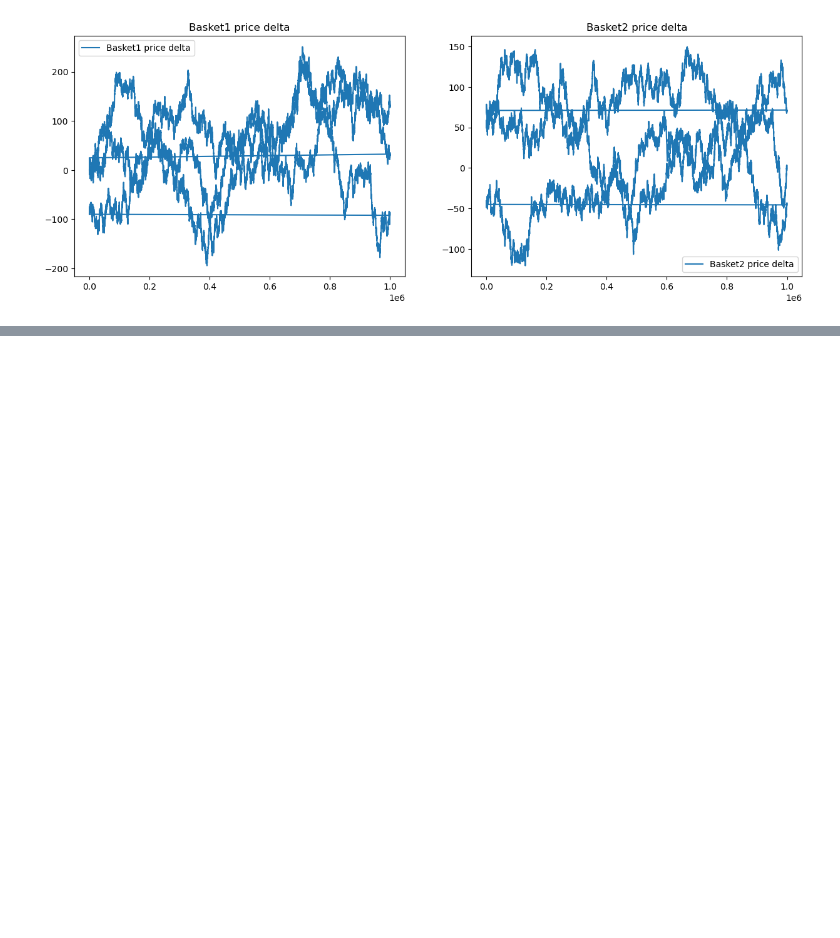
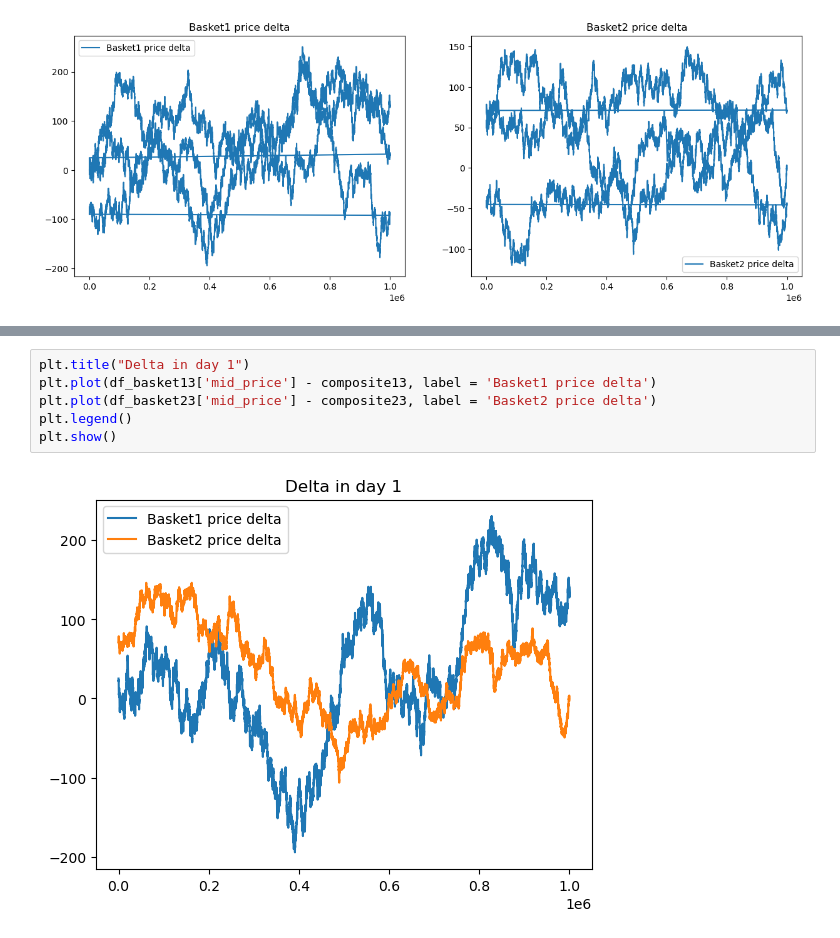
Before and after one commit to IMC-Prosperity-Granite-Flow/IMC_Prosperity3_GraniteFlow, a Jupyter notebook: src/analysis/round2/main.ipynb, the cells around one changed output, grey strips where cells are left out. Cells and saved outputs as stored; diff of their text form; blank space fills up the shorter version.

```diff
--- a/src/analysis/round2/main.ipynb
+++ b/src/analysis/round2/main.ipynb
@@ -234,0 +239,8 @@ plt.legend()
+# %%
+plt.title("Delta in day 1")
+plt.plot(df_basket13['mid_price'] - composite13, label = 'Basket1 price delta')
+plt.plot(df_basket23['mid_price'] - composite23, label = 'Basket2 price delta')
+plt.legend()
+plt.show()
+# %% [output]
+[figure, added]
```
Also changed, not shown: parts of 13 cells of this notebook, 4 other files.
